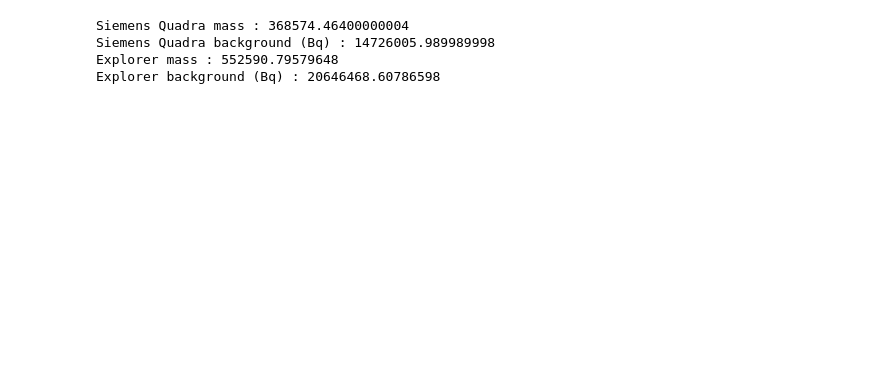
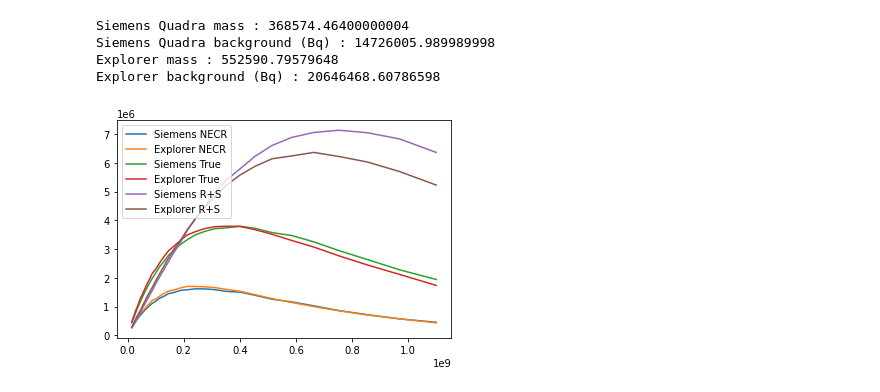
Before and after one commit to bwynneHEP/SimplePetScanner, a Jupyter notebook: analysis/NECRstudy.ipynb, the cells around one changed output. Cells and saved outputs as stored; diff of their text form; code cells hidden in the pictures; blank space fills up the shorter version.

```diff
--- a/analysis/NECRstudy.ipynb
+++ b/analysis/NECRstudy.ipynb
@@ -69,3 +76,67 @@ Siemens Quadra mass : 368574.46400000004
 Siemens Quadra background (Bq) : 14726005.989989998
 Explorer mass : 552590.79579648
 Explorer background (Bq) : 20646468.60786598
+# %%
+# Closer to the NEMA calculation, hopefully similar results
+def necrFromHistogram( inputHistogram, SimulationWindow=1E-2 ):
+
+    bins = inputHistogram[0]
+    values = inputHistogram[1]
+
+    # Assume one bin edge is on the 20mm boundary
+    lowValue = 0.0
+    lowBin = 0
+    highValue = 0.0
+    highBin = 0
+    histogramTotal = 0.0
+    centralTotal = 0.0
+    for binIndex in range( len( bins ) - 1 ):
+        if bins[binIndex] == -20.0:
+            lowValue = ( values[binIndex] + values[binIndex-1] ) / 2.0
+            lowBin = binIndex
+        elif bins[binIndex] == 20.0:
+            highValue = ( values[binIndex] + values[binIndex-1] ) / 2.0
+            highBin = binIndex
+
+        histogramTotal += values[binIndex]
+        if bins[binIndex] >= -20.0 and bins[binIndex] < 20.0:
+            centralTotal += values[binIndex]
+
+    centralBackground = ( lowValue + highValue ) / 2.0
+    centralBackground *= ( highBin - lowBin ) # number of bins in the region
+
+    true = centralTotal - centralBackground
+    rPlusS = histogramTotal - true
+    necr = true * true / histogramTotal
+
+    return necr/SimulationWindow, true/SimulationWindow, rPlusS/SimulationWindow
+
+necrFromHistSiemens = []
+trueFromHistSiemens = []
+rPlusSFromHistSiemens = []
+for histogram in hitRadiusHistogramSiemens:
+    necr, true, rPlusS = necrFromHistogram( histogram )
+    necrFromHistSiemens.append( necr )
+    trueFromHistSiemens.append( true )
+    rPlusSFromHistSiemens.append( rPlusS )
+
+necrFromHistExplorer = []
+trueFromHistExplorer = []
+rPlusSFromHistExplorer = []
+for histogram in hitRadiusHistogramExplorer:
+    necr, true, rPlusS = necrFromHistogram( histogram )
+    necrFromHistExplorer.append( necr )
+    trueFromHistExplorer.append( true )
+    rPlusSFromHistExplorer.append( rPlusS )
+
+labels = [ "Siemens NECR", "Explorer NECR", "Siemens True", "Explorer True", "Siemens R+S", "Explorer R+S" ]
+mpl.plot( activityAtTimeSiemens, necrFromHistSiemens, label=labels[0] )
+mpl.plot( activityAtTimeExplorer, necrFromHistExplorer, label=labels[1] )
+mpl.plot( activityAtTimeSiemens, trueFromHistSiemens, label=labels[2] )
+mpl.plot( activityAtTimeExplorer, trueFromHistExplorer, label=labels[3] )
+mpl.plot( activityAtTimeSiemens, rPlusSFromHistSiemens, label=labels[4] )
+mpl.plot( activityAtTimeExplorer, rPlusSFromHistExplorer, label=labels[5] )
+mpl.legend( labels )
+mpl.show()
+# %% [output]
+[figure, added]
```
Also changed, not shown: parts of 3 cells of this notebook.
